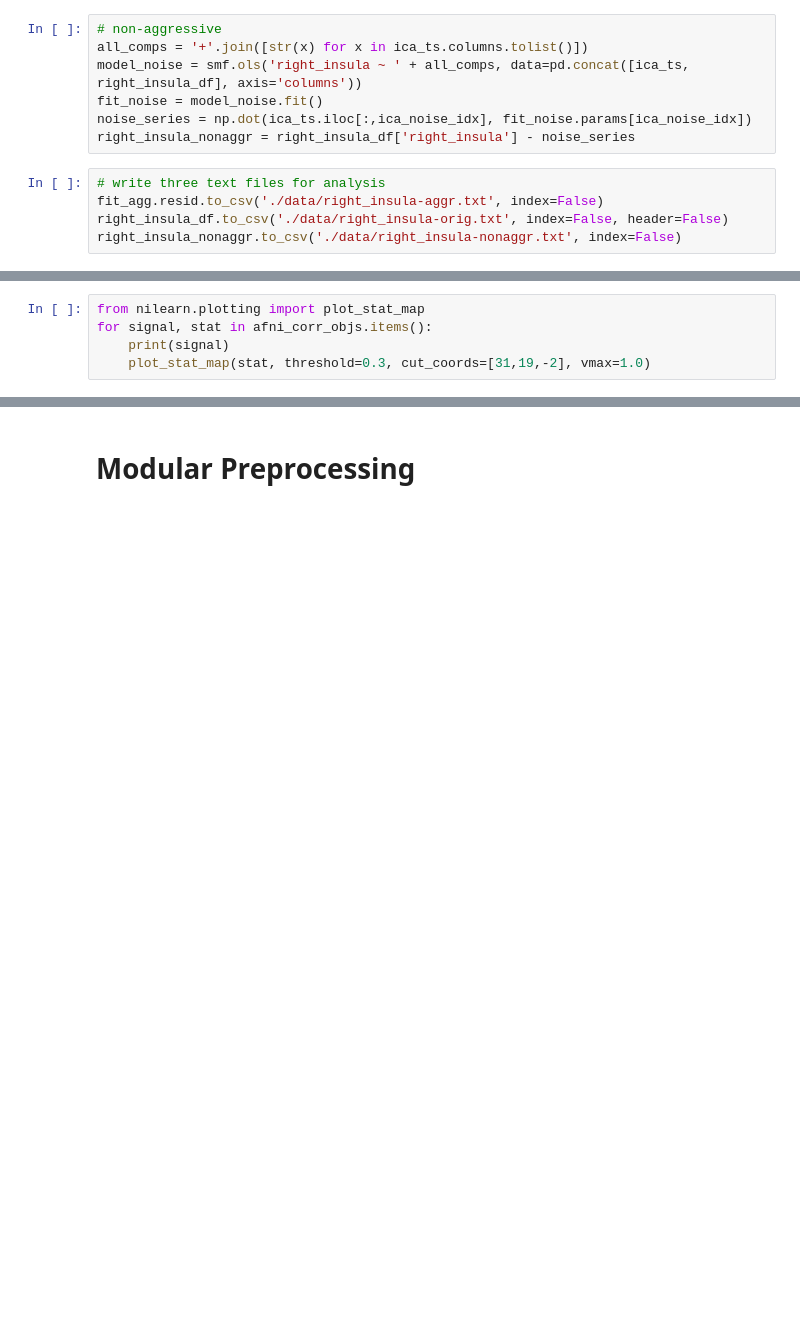
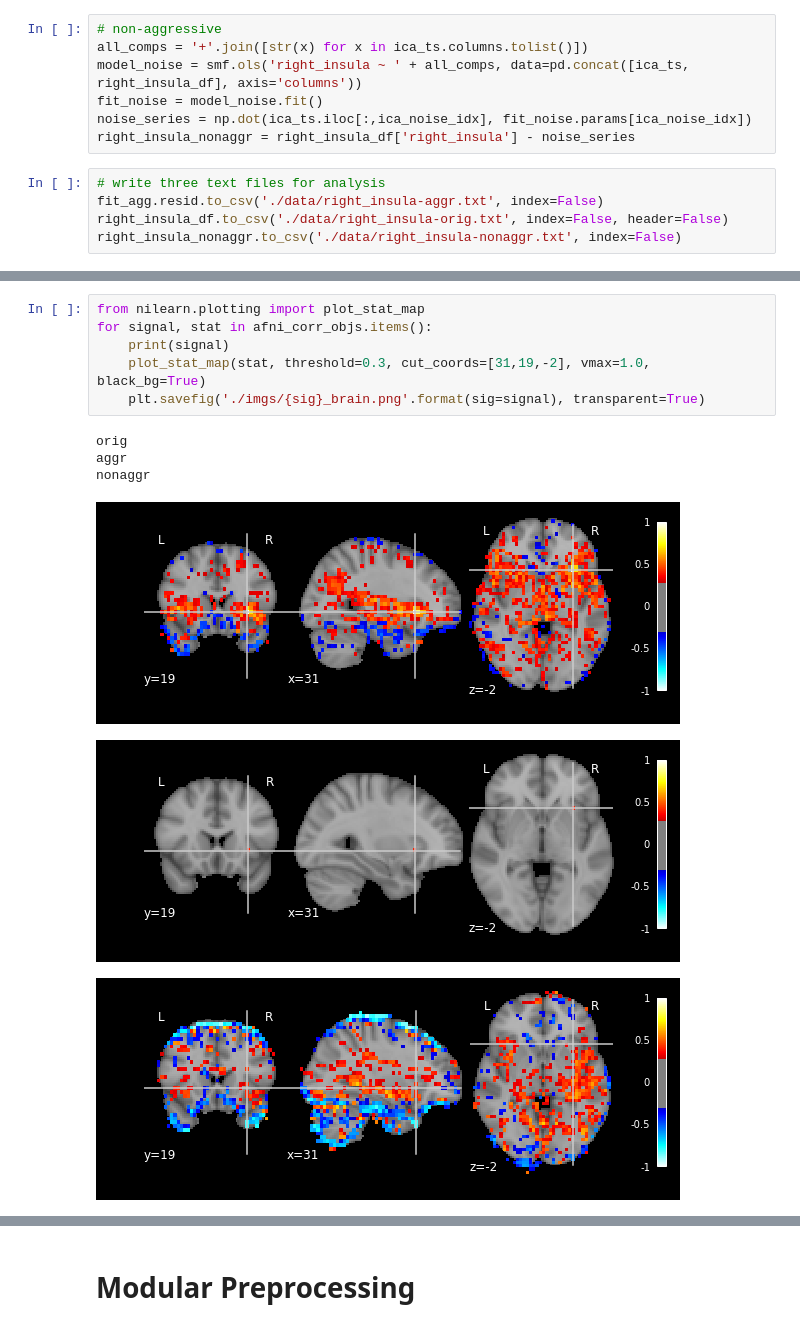
Before and after one commit to jdkent/2018-Seminar-Talk, a Jupyter notebook: seminar_graphs.ipynb, the cells around one changed output, grey strips where cells are left out. Saved outputs shown, nothing was run; the diff lists cells and outputs as text; blank space fills up the shorter version.

```diff
--- a/seminar_graphs.ipynb
+++ b/seminar_graphs.ipynb
@@ -132,8 +222,16 @@ for signal in ['orig', 'aggr', 'nonaggr']:
 # %%
 from nilearn.plotting import plot_stat_map
 for signal, stat in afni_corr_objs.items():
     print(signal)
-    plot_stat_map(stat, threshold=0.3, cut_coords=[31,19,-2], vmax=1.0)
+    plot_stat_map(stat, threshold=0.3, cut_coords=[31,19,-2], vmax=1.0, black_bg=True)
+    plt.savefig('./imgs/{sig}_brain.png'.format(sig=signal), transparent=True)
+# %% [output]
+orig
+aggr
+nonaggr
+[figure, added]
+[figure, added]
+[figure, added]
 # %%
 motion_params = ['X', 'Y', 'Z', 'RotX', 'RotY', 'RotZ']
 names = ['aggressive', 'original', 'nonaggressive']
```
Also changed, not shown: parts of 31 cells of this notebook.
